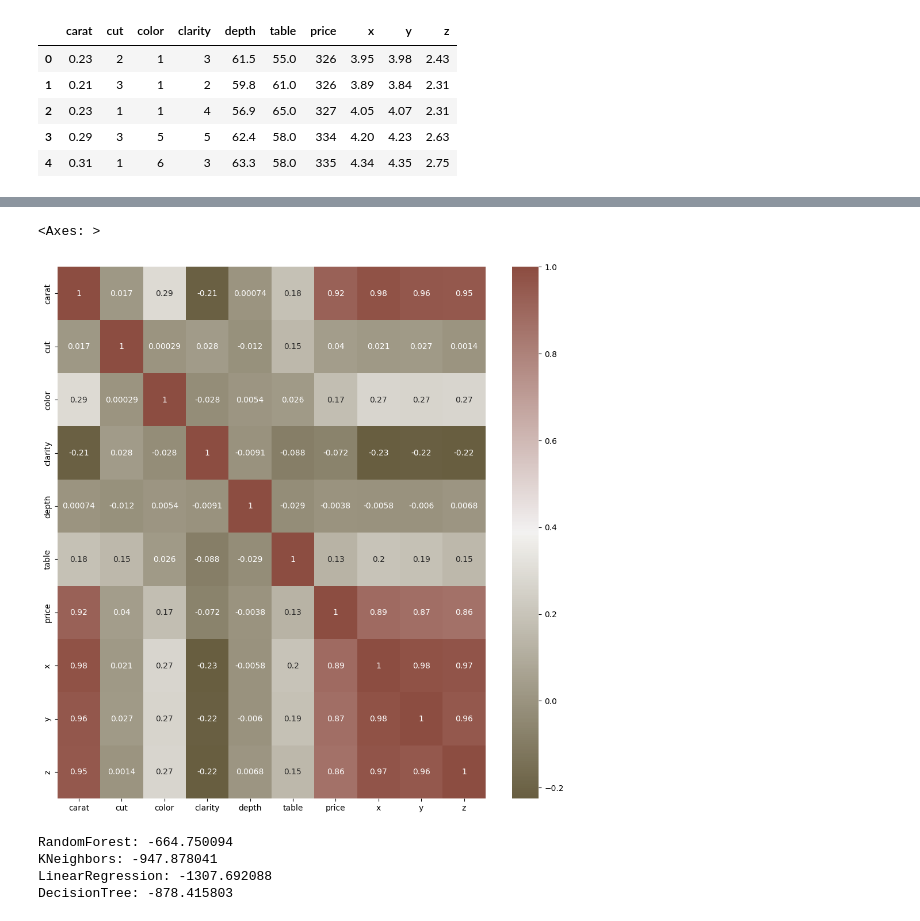
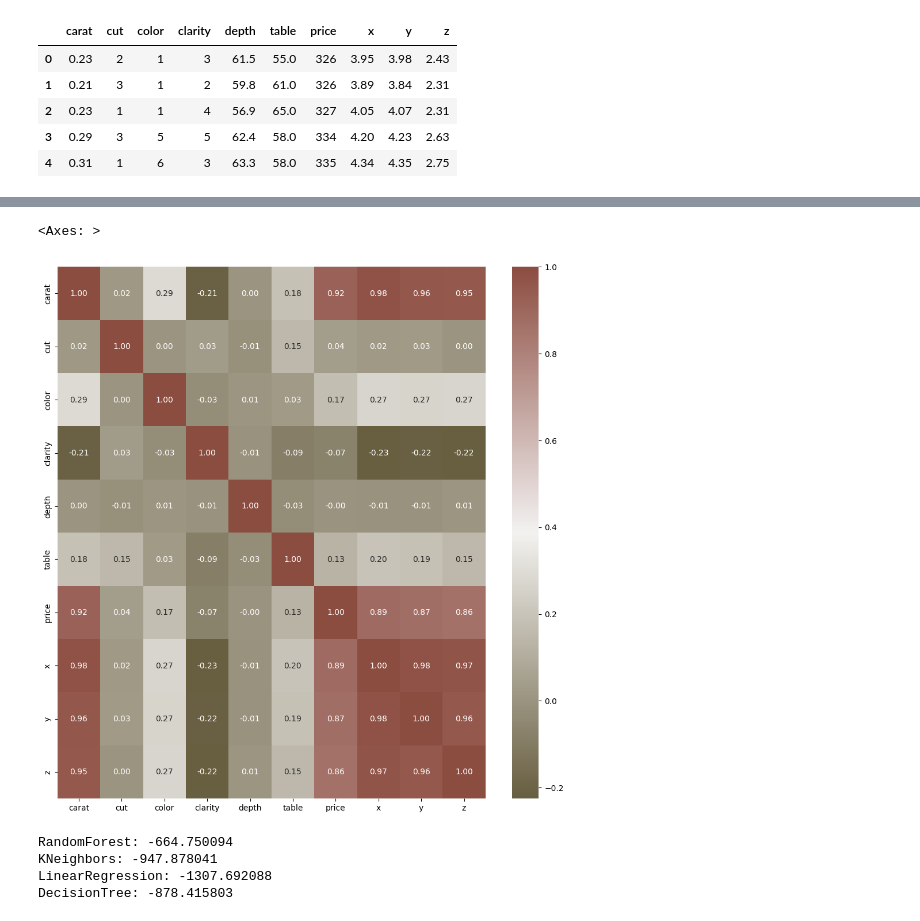
Before and after one commit to matiasleoni/Lapidarist, a Jupyter notebook: mapeo.ipynb, the cells around one changed output, grey strips where cells are left out. Cells and saved outputs as stored; diff of their text form; code cells hidden in the pictures.

```diff
--- a/mapeo.ipynb
+++ b/mapeo.ipynb
@@ -119,7 +119,7 @@ def compute_value_y(row):
 def compute_value_depth(row):
     if pd.isna(row['depth']) or row['depth']==0:
         # the definition of depth:
-        return 2*row['z']/(row['x']+row['y'])
+        return 100*2*row['z']/(row['x']+row['y'])
     else:
         return row['depth']
 
@@ -251,13 +251,22 @@ traintest_data.describe()
 # %%
 import seaborn as sns
 #correlation matrix
 cmap = sns.diverging_palette(70,20,s=50, l=40, n=6,as_cmap=True)
 corrmat= traintest_data.corr()
 f, ax = plt.subplots(figsize=(12,12))
-sns.heatmap(corrmat,cmap=cmap,annot=True, )
+
+# Remove the upper triangle
+k = 10
+cols = corrmat.nlargest(k, 'price')['price'].index
+cm = np.corrcoef(traintest_data[cols].values.T)
+triangle = np.zeros_like(cm, dtype=bool)
+triangle[np.triu_indices_from(triangle)] = True
+
+sns.heatmap(corrmat,cmap=cmap,annot=True, fmt='.2f', cbar=True)
+#sns.heatmap(cm, mask=triangle,cmap=cmap, cbar=True, annot=True,  fmt='.2f', annot_kws={'size': 10}, yticklabels=cols.values, xticklabels=cols.values)
 # %% [output]
 <Axes: >
-[figure, old version]
+[figure, new version]
 # %%
 #### CLEAN THIS!!!!
 #traintest_data= traintest_data.dropna()
```
Also changed, not shown: parts of 1 cell of this notebook.
